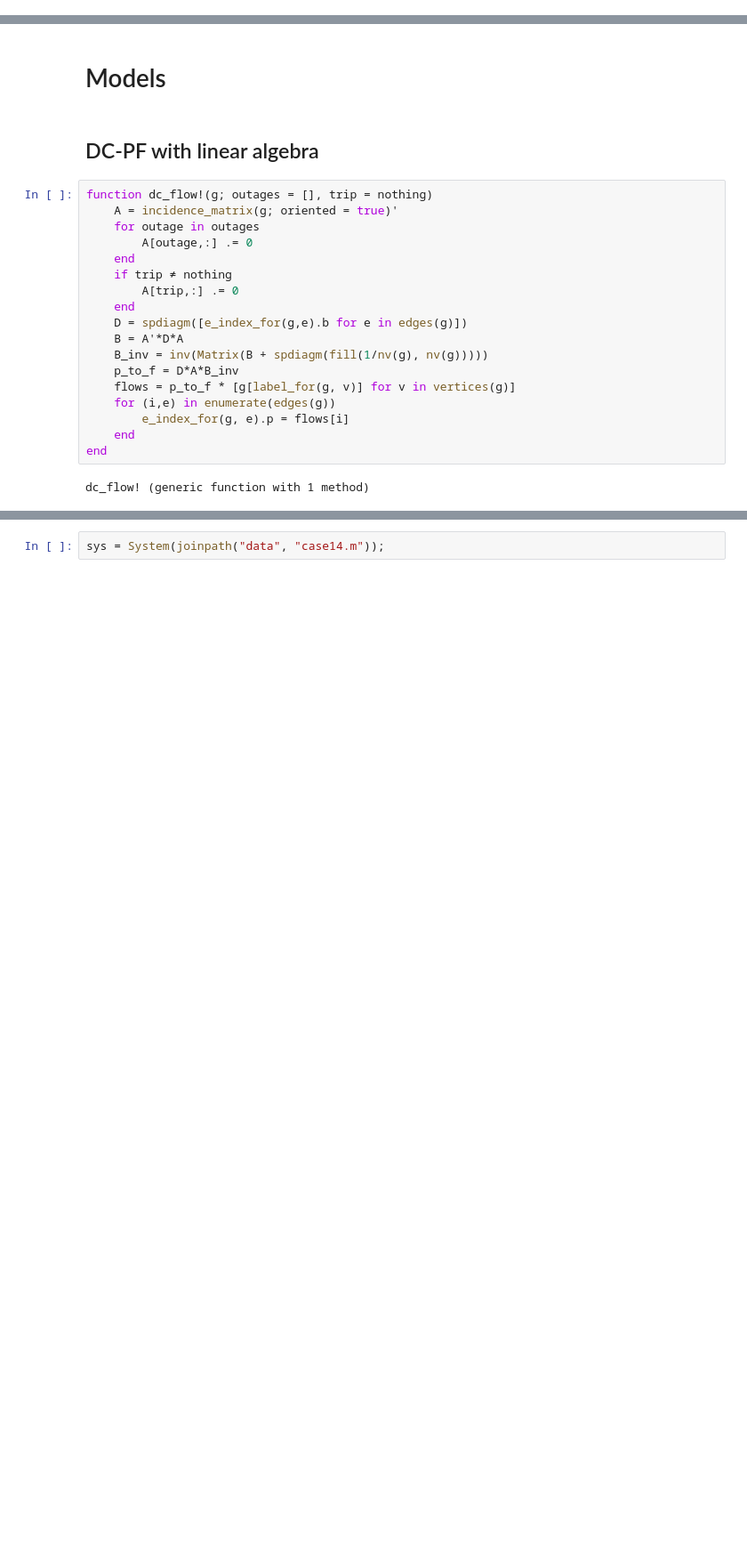
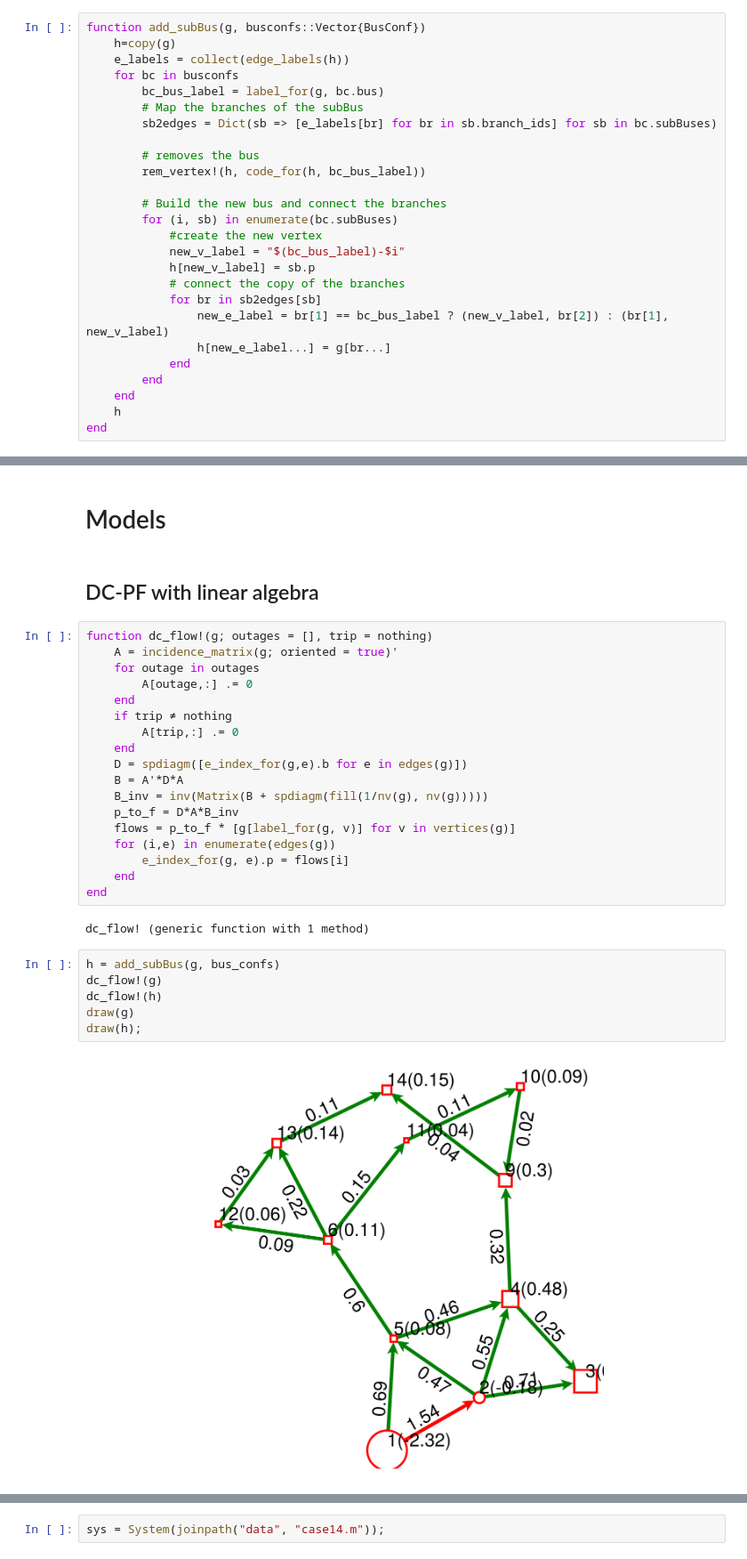
Before and after one commit to BenoitJeanson/topo_sandbox, a Jupyter notebook: Simons_approach.ipynb, the cells around one changed output, grey strips where cells are left out. Shown at 89% size. Drawn from its saved outputs; the diff is of its cells as text; blank space fills up the shorter version.

```diff
--- a/Simons_approach.ipynb
+++ b/Simons_approach.ipynb
@@ -46,3 +48,29 @@ mutable struct BusConf
 e_index_for(g::MetaGraph, e::Graphs.SimpleEdge) = g[label_for(g,src(e)), label_for(g,dst(e))]
 # %% [output]
 e_index_for (generic function with 1 method)
+# %%
+function add_subBus(g, busconfs::Vector{BusConf})
+    h=copy(g)
+    e_labels = collect(edge_labels(h))
+    for bc in busconfs
+        bc_bus_label = label_for(g, bc.bus)
+        # Map the branches of the subBus
+        sb2edges = Dict(sb => [e_labels[br] for br in sb.branch_ids] for sb in bc.subBuses)
+
+        # removes the bus
+        rem_vertex!(h, code_for(h, bc_bus_label))
+
+        # Build the new bus and connect the branches
+        for (i, sb) in enumerate(bc.subBuses)
+            #create the new vertex
+            new_v_label = "$(bc_bus_label)-$i"
+            h[new_v_label] = sb.p
+            # connect the copy of the branches
+            for br in sb2edges[sb]
+                new_e_label = br[1] == bc_bus_label ? (new_v_label, br[2]) : (br[1], new_v_label)
+                h[new_e_label...] = g[br...]
+            end
+        end
+    end
+    h
+end
@@ -190,3 +221,11 @@ function dc_flow!(g; outages = [], trip = nothing)
 end
 # %% [output]
 dc_flow! (generic function with 1 method)
+# %%
+h = add_subBus(g, bus_confs)
+dc_flow!(g)
+dc_flow!(h)
+draw(g)
+draw(h);
+# %% [output]
+[figure, added]
```
Also changed, not shown: parts of 12 cells of this notebook, 1 other file.
